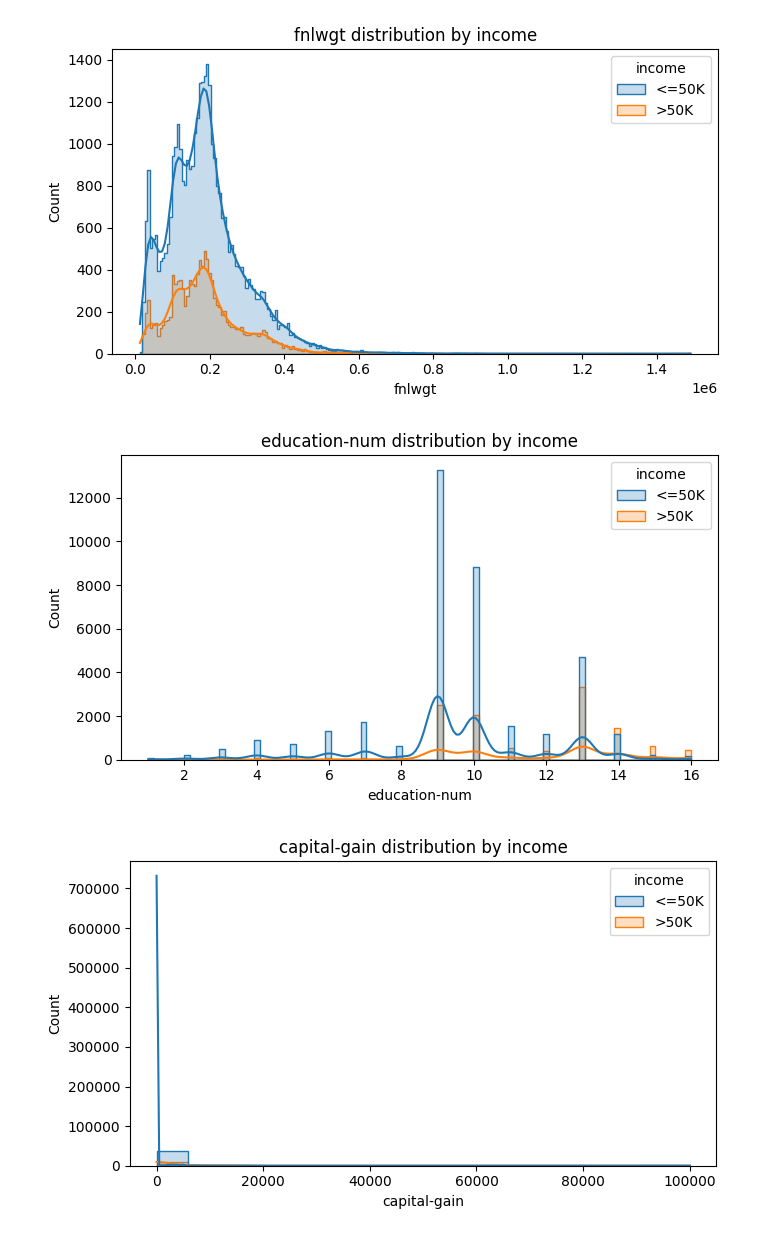
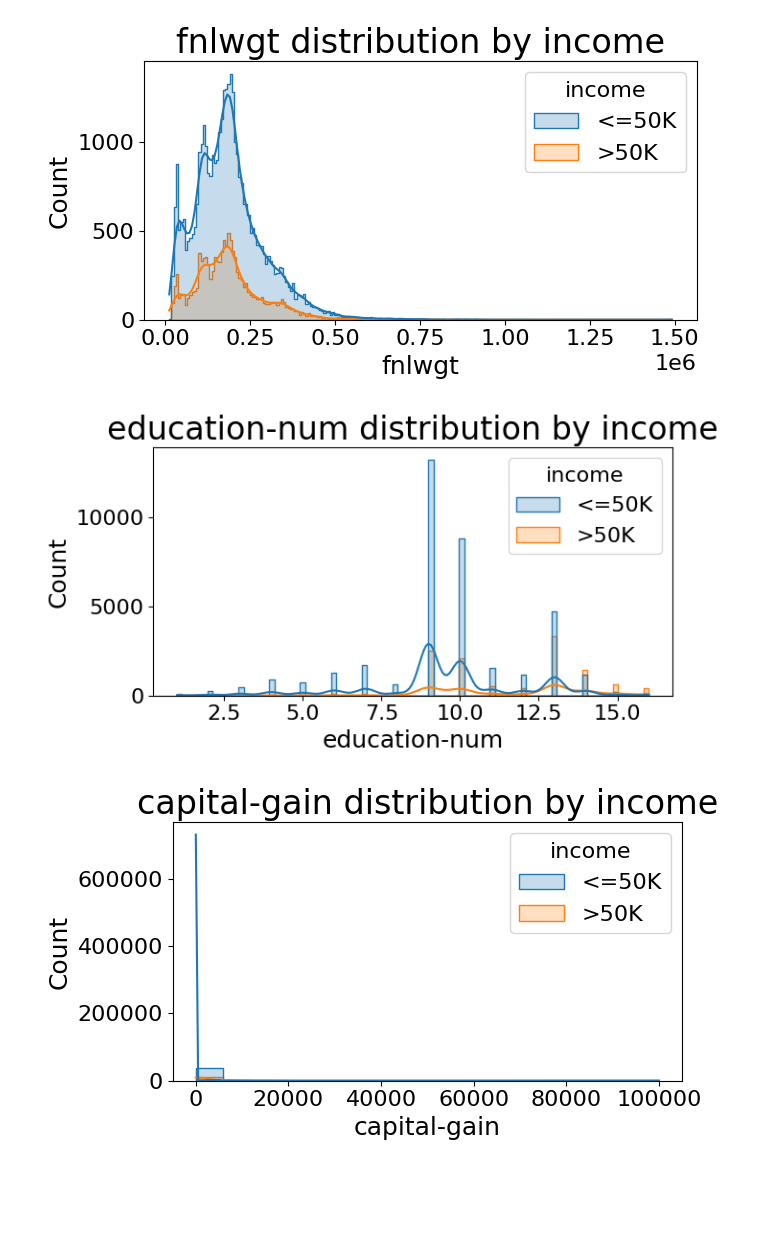
Before and after one commit to CarlPatel/ECS171_Team13, a Jupyter notebook: data_analysis.ipynb, the cells around one changed output. Cells and saved outputs as stored; diff of their text form; code cells hidden in the pictures; blank space fills up the shorter version.

```diff
--- a/data_analysis.ipynb
+++ b/data_analysis.ipynb
@@ -22,6 +22,17 @@ print("Data Shape:", data.shape)
 print("\nMissing Values:\n", data.isnull().sum())
 print("\nData Types:\n", data.dtypes)
 print("\nSummary of Data:\n", data.describe(include='all'))
+
+
+plt.rcParams.update({
+    'axes.titlesize': 24,
+    'axes.labelsize': 18,
+    'xtick.labelsize': 16,
+    'ytick.labelsize': 16,
+    'legend.fontsize': 16,
+    'font.size': 16
+})
+
 
 # 2. Target Distribution
 sns.countplot(data=data, x='income')
@@ -82,3 +93,3 @@ max     99999.000000   4356.000000       99.000000            NaN    NaN
-[figure, old version]
+[figure, new version]
-[figure, old version]
+[figure, new version]
-[figure, old version]
+[figure, new version]
```
Also changed, not shown: parts of 1 cell of this notebook, 1 other file.
